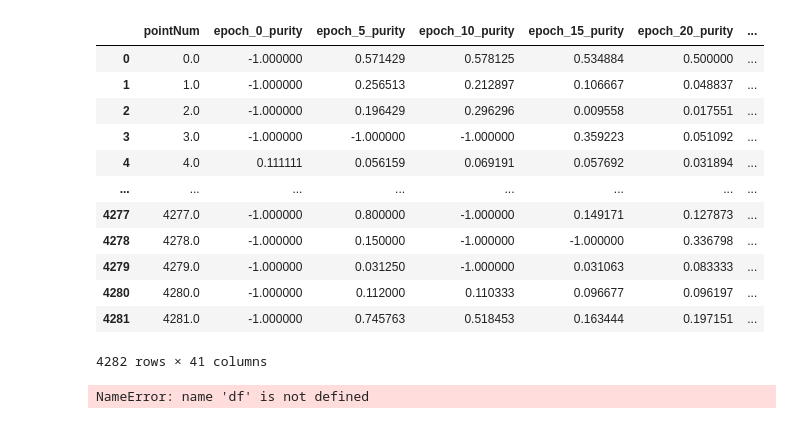
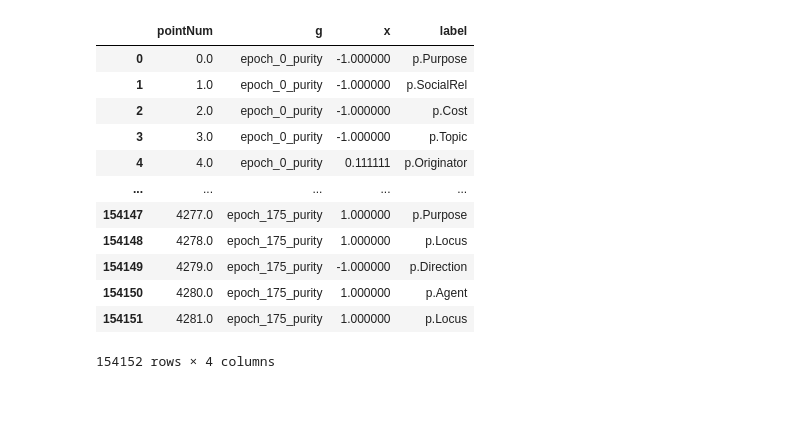
Before and after one commit to tdavislab/TopoBERT, a Jupyter notebook: notebooks/impuritiesv2.ipynb, the cells around one changed output. Drawn from its saved outputs; the diff is of its cells as text; code cells hidden in the pictures.

```diff
--- a/notebooks/impuritiesv2.ipynb
+++ b/notebooks/impuritiesv2.ipynb
@@ -33,6 +33,7 @@ class Config:
     filter_func: str = 'l2'
     intervals: int = 50
     overlap: float = 0.5
+    min_samples: int = 5
 
 
 def read_labels(path):
@@ -105,7 +106,7 @@ def get_mapper(activations, labels, conf):
         raise KeyError('Unexpected filter function')
 
     eps = elbow_eps(activations)
-    graph = mapper.map(projected_data, activations, clusterer=DBSCAN(eps=eps, metric=conf.metric, min_samples=5),
+    graph = mapper.map(projected_data, activations, clusterer=DBSCAN(eps=eps, metric=conf.metric, min_samples=conf.min_samples),
                        cover=km.Cover(n_cubes=conf.intervals, perc_overlap=conf.overlap))
 
     add_node_metadata(graph, labels, activations)
@@ -144,7 +145,7 @@ def wrapper(iteration, caching=True):
     label_file = f'../backend/data/ss-role/entities/{DATA}.txt'
 
     activations, labels = get_activations_labels(ACTIVATION_FILE, label_file)
-    config = Config(metric='euclidean', filter_func='l2', intervals=50, overlap=0.5)
+    config = Config(metric='euclidean', filter_func='l2', intervals=50, overlap=0.5, min_samples=1)
 
     cache_key = f'{ACTIVATION_FILE}-{label_file}-{config}'
 
@@ -165,7 +162,7 @@ purities = []
 for fileindex in tqdm(range(0, NUM_EPOCHS, 5)):
     purities.append(wrapper(fileindex))
 # %%
-def purity_df(purities):
+def purity_dataframize(purities):
     def purity_summary(purities):
         if purities is None:
             return -1
@@ -196,7 +193,7 @@ def purity_df(purities):
     return node_purities_df
 
 
-purity_df = purity_df(purities)
+purity_df = purity_dataframize(purities)
 # %%
 labels = read_labels(f'../backend/data/ss-role/entities/{DATA}.txt')
 point_to_label_dict = {point_num: info['label'] for point_num, info in labels.to_dict(orient='index').items()}
@@ -220,24 +201,24 @@ sns.load_dataset('tips')
-# %%
-purity_df()
-# %% [output]
-|  | pointNum | epoch_0_purity | epoch_5_purity | epoch_10_purity | epoch_15_purity | epoch_20_purity | ... |
-| 0 | 0.0 | -1.000000 | 0.571429 | 0.578125 | 0.534884 | 0.500000 | ... |
-| 1 | 1.0 | -1.000000 | 0.256513 | 0.212897 | 0.106667 | 0.048837 | ... |
-| 2 | 2.0 | -1.000000 | 0.196429 | 0.296296 | 0.009558 | 0.017551 | ... |
-| 3 | 3.0 | -1.000000 | -1.000000 | -1.000000 | 0.359223 | 0.051092 | ... |
-| 4 | 4.0 | 0.111111 | 0.056159 | 0.069191 | 0.057692 | 0.031894 | ... |
-| ... | ... | ... | ... | ... | ... | ... | ... |
-| 4277 | 4277.0 | -1.000000 | 0.800000 | -1.000000 | 0.149171 | 0.127873 | ... |
-| 4278 | 4278.0 | -1.000000 | 0.150000 | -1.000000 | -1.000000 | 0.336798 | ... |
-| 4279 | 4279.0 | -1.000000 | 0.031250 | -1.000000 | 0.031063 | 0.083333 | ... |
-| 4280 | 4280.0 | -1.000000 | 0.112000 | 0.110333 | 0.096677 | 0.096197 | ... |
-| 4281 | 4281.0 | -1.000000 | 0.745763 | 0.518453 | 0.163444 | 0.197151 | ... |
-4282 rows × 41 columns
 # %%
 # draw ridge plot for each epoch_purity
 df = purity_df.melt(id_vars='pointNum', value_vars=[f'epoch_{x}_purity' for x in range(0, NUM_EPOCHS, 5)])
 df.rename(columns={'variable': 'g', 'value': 'x'}, inplace=True)
 df = pd.merge(df, purity_df[['pointNum', 'label']], on='pointNum', how='left')
+# %%
+df
+# %% [output]
+|  | pointNum | g | x | label |
+| 0 | 0.0 | epoch_0_purity | -1.000000 | p.Purpose |
+| 1 | 1.0 | epoch_0_purity | -1.000000 | p.SocialRel |
+| 2 | 2.0 | epoch_0_purity | -1.000000 | p.Cost |
+| 3 | 3.0 | epoch_0_purity | -1.000000 | p.Topic |
+| 4 | 4.0 | epoch_0_purity | 0.111111 | p.Originator |
+| ... | ... | ... | ... | ... |
+| 154147 | 4277.0 | epoch_175_purity | 1.000000 | p.Purpose |
+| 154148 | 4278.0 | epoch_175_purity | 1.000000 | p.Locus |
+| 154149 | 4279.0 | epoch_175_purity | -1.000000 | p.Direction |
+| 154150 | 4280.0 | epoch_175_purity | 1.000000 | p.Agent |
+| 154151 | 4281.0 | epoch_175_purity | 1.000000 | p.Locus |
+154152 rows × 4 columns
 # %%
 # from sklearn.decomposition import PCA
 # from sklearn.preprocessing import LabelEncoder
@@ -253,10 +234,6 @@ df = pd.merge(df, purity_df[['pointNum', 'label']], on='pointNum', how='left')
 
 # plt.figure(figsize=(15, 15))
 # sns.scatterplot(x=pca_data[:, 0], y=pca_data[:, 1], hue=labels.label)
-# %%
-df.query('label in ["p.Topic"]').shape
-# %% [output]
-NameError: name 'df' is not defined
 # %%
 df_filtered = df.query('label in ["p.Theme", "p.Topic"]')
 sns.set_theme(style='white', rc={'axes.facecolor': (0, 0, 0, 0)})
```
Also changed, not shown: parts of 3 cells of this notebook, 9 other files.
